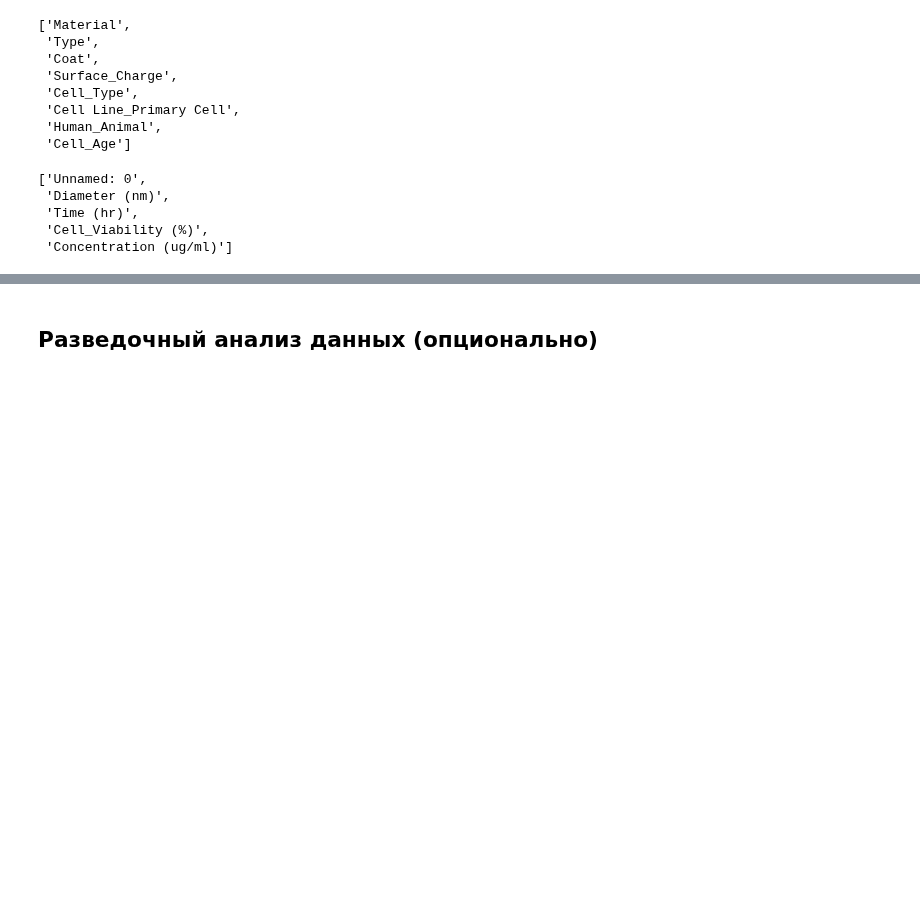
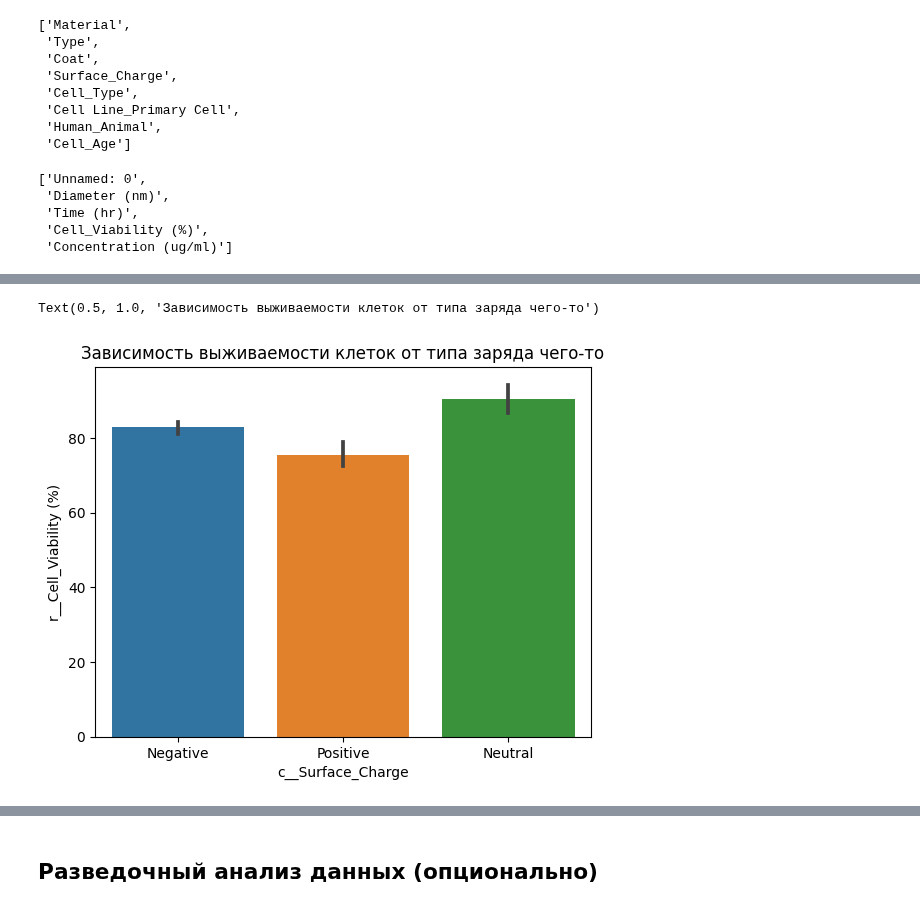
Before and after one commit to dobrotvorn/DataCon23, a Jupyter notebook: Mini_task1.ipynb, the cells around one changed output, grey strips where cells are left out. Cells and saved outputs as stored; diff of their text form; code cells hidden in the pictures; blank space fills up the shorter version.

```diff
--- a/Mini_task1.ipynb
+++ b/Mini_task1.ipynb
@@ -499,3 +519,5 @@ dtype: int64
+# %%
+full_data.drop(columns = ['c__Type', 'r__Concentration (ug/ml)'],axis = 1, inplace=True)
 # %%
 full_data.to_csv('clear_data_first_minitask.csv')
 # %% [markdown]
@@ -557,0 +551,6 @@ The `ci` parameter is deprecated. Use `errorbar=None` for the same effect.
+# %%
+sns.barplot(x = 'c__Surface_Charge', y = 'r__Cell_Viability (%)', data = full_data);
+plt.title('Зависимость выживаемости клеток от типа заряда чего-то')
+# %% [output]
+Text(0.5, 1.0, 'Зависимость выживаемости клеток от типа заряда чего-то')
+[figure, added]
```
Also changed, not shown: parts of 11 cells of this notebook.
